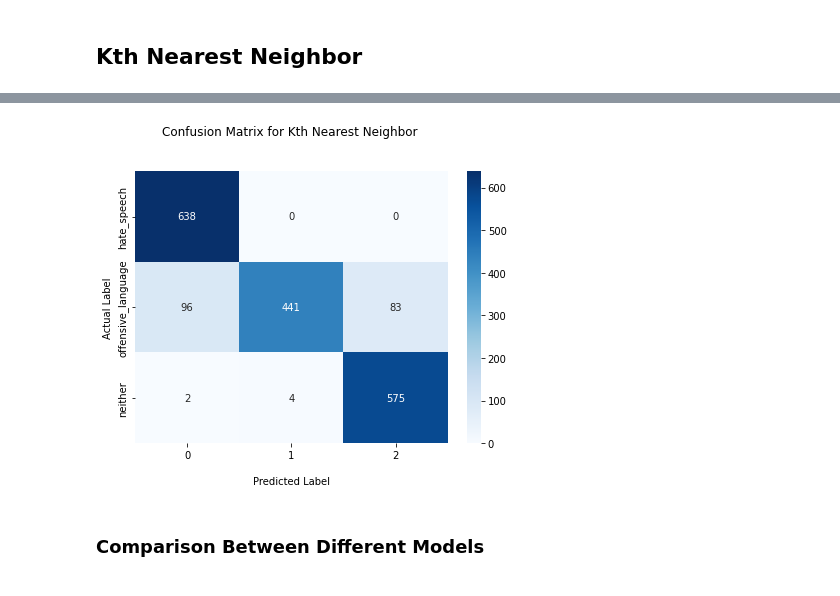
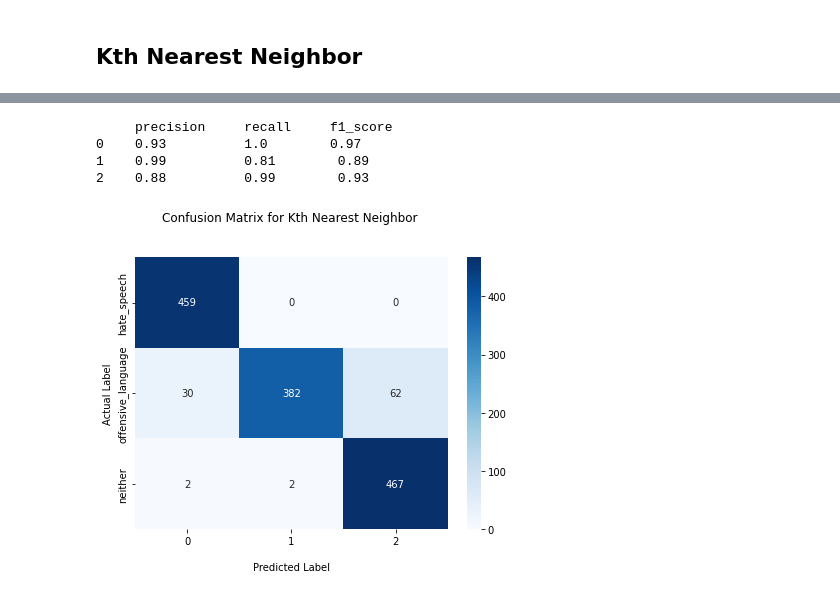
Before and after one commit to ShowmickKar/Hate-Speech-and-Offensive-Language-Detection-From-Twitter-Dataset, a Jupyter notebook: CSE422 PROJECT.ipynb, the cells around one changed output, grey strips where cells are left out. Drawn from its saved outputs; the diff is of its cells as text; code cells hidden in the pictures.

```diff
--- a/CSE422 PROJECT.ipynb
+++ b/CSE422 PROJECT.ipynb
@@ -21,7 +21,7 @@ from collections import Counter
 ### Load Dataset and drop unnecessary columns
 # %%
 df = pd.read_csv("labeled_data.csv")
-df=df.drop(df.index[4000:])
+df=df.drop(df.index[3000:])
 df.head()
 # %% [output]
 |  | Unnamed: 0 | count | hate_speech | offensive_language | neither | class | tweet |
@@ -189,5 +187,8 @@ def display_confusion_matrix(cf_matrix, model_name, color_map):
 # %%
 # Confusion Matrix for Logistic Regression Model
+print("     precision     recall     f1_score")
+for i in range(3):
+    print(f"{i}    {round(precision_scores[0][i], 2)}           {round(recall_scores[0][i], 2)}       {round(f1_scores[0][i], 2)}")
 
 display_confusion_matrix(reg_cf_matrix, "Logistic Regression", "YlGnBu")
 # %% [output]
@@ -195,5 +200,9 @@ display_confusion_matrix(reg_cf_matrix, "Logistic Regression", "YlGnBu")
 # %%
 # Confusion Matrix for Naive Bayes Classifier Model
 
+print("     precision     recall     f1_score")
+for i in range(3):
+    print(f"{i}    {round(precision_scores[1][i], 2)}           {round(recall_scores[1][i], 2)}        {round(f1_scores[1][i], 2)}")
+
 display_confusion_matrix(nvc_cf_matrix, "Naive Bayes Classifier", "Greens")
 # %% [output]
@@ -201,8 +214,15 @@ display_confusion_matrix(nvc_cf_matrix, "Naive Bayes Classifier", "Greens")
 # %%
 # Confusion Matrix for Kth Nearest Neighbor Model
 
+print("     precision     recall     f1_score")
+for i in range(3):
+    print(f"{i}    {round(precision_scores[2][i], 2)}          {round(recall_scores[2][i], 2)}        {round(f1_scores[2][i], 2)}")
+
+
 display_confusion_matrix(knn_cf_matrix, "Kth Nearest Neighbor", "Blues")
 # %% [output]
+     precision     recall     f1_score
+0    0.93          1.0        0.97
+1    0.99          0.81        0.89
+2    0.88          0.99        0.93
-[figure, old version]
+[figure, new version]
-# %% [markdown]
-### Comparison Between Different Models
```
Also changed, not shown: parts of 17 cells of this notebook.
